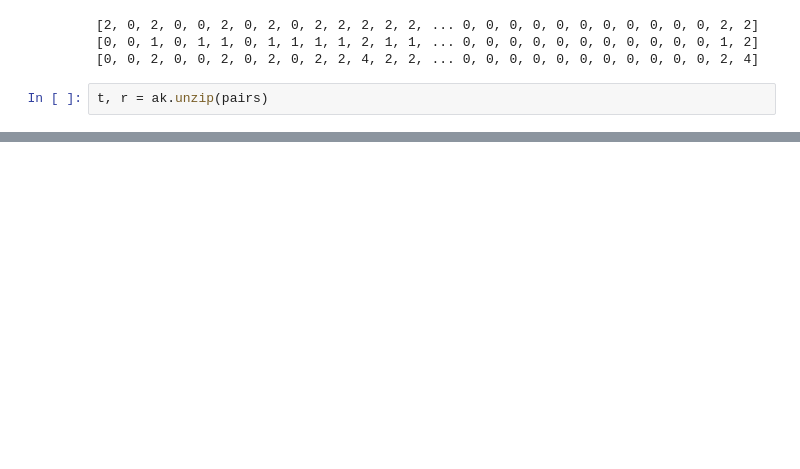
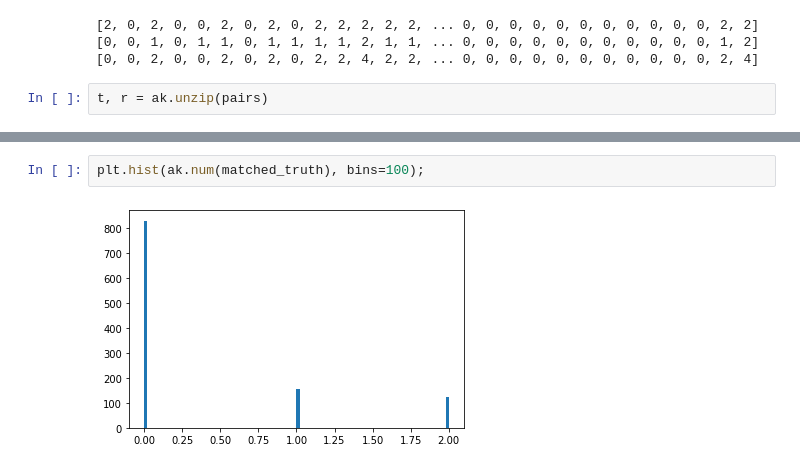
Before and after one commit to therwig/ele-studies, a Jupyter notebook: akAna/notebook.ipynb, the cells around one changed output, grey strips where cells are left out. Saved outputs shown, nothing was run; the diff lists cells and outputs as text; blank space fills up the shorter version.

```diff
--- a/akAna/notebook.ipynb
+++ b/akAna/notebook.ipynb
@@ -149,0 +253,4 @@ plt.hist(ak.flatten(dR), bins=100, range=(0,7));
+# %%
+plt.hist(ak.num(matched_truth), bins=100);
+# %% [output]
+[figure, added]
```
Also changed, not shown: parts of 12 cells of this notebook, 2 other files.
